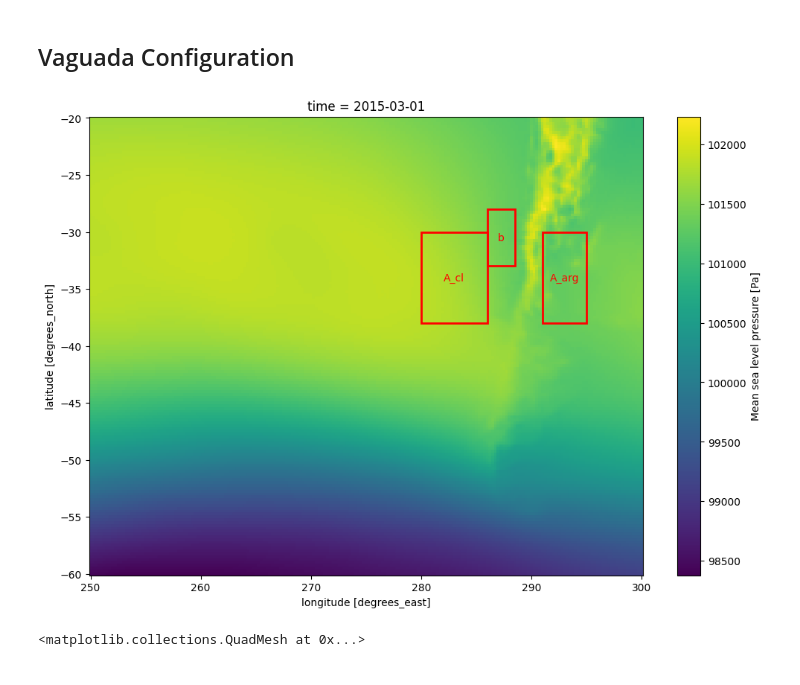
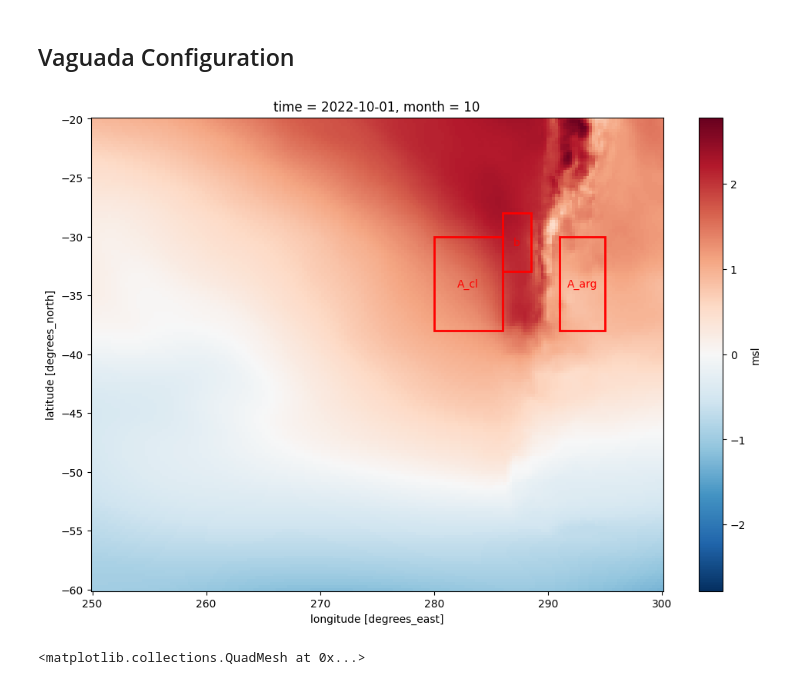
Before and after one commit to martinpavez/data, a Jupyter notebook: hw_extra/notebooks_features/dot_exploration.ipynb, the cells around one changed output. Saved outputs shown, nothing was run; the diff lists cells and outputs as text; code cells hidden in the pictures.

```diff
--- a/hw_extra/notebooks_features/dot_exploration.ipynb
+++ b/hw_extra/notebooks_features/dot_exploration.ipynb
@@ -32,35 +52,35 @@ data_single = xr.load_dataset("data/local_data/7means_east_pacific.nc")
 # %% [markdown]
 ## Vaguada Configuration
 # %%
-timestamp_hw = "2015-03"
+timestamp_hw = "2022-10"
 # %%
 boxes_chile_vaguada = {
     "b": [286, 288.5, -33, -28],
     "A_cl": [280, 286, -38,-30], #test bigger A boxes
     "A_arg": [291, 295, -38, -30]
 }
 
 fig, ax = plt.subplots(figsize=(12, 8))
 
-data_msl.sel(longitude=slice(250,310), latitude=slice(-60,-20), time=timestamp_hw).msl.plot(ax=ax)
+calculate_anomalies(data_msl, [1972,2024], std=True).sel(longitude=slice(250,310), latitude=slice(-60,-20), time=timestamp_hw).msl.plot(ax=ax)
 
 for box_id, coords in boxes_chile_vaguada.items():
     lon_min, lon_max, lat_min, lat_max = coords
     width = lon_max - lon_min
     height = lat_max - lat_min
 
     # Create rectangle patch
     rect = mpatches.Rectangle((lon_min, lat_min), width, height,
                              fill=False, edgecolor='red', linewidth=2)
     ax.add_patch(rect)
 
     # Optionally add a label
     ax.text(lon_min + width/2, lat_min + height/2, f"{box_id}",
             ha='center', va='center', color='red')
 
 plt.show()
 # %% [output]
-[figure, old version]
+[figure, new version]
 # %%
 data_msl.sel(time=timestamp_hw).msl.plot()
 # %% [output]
```
Also changed, not shown: parts of 15 cells of this notebook, 7 other files.
